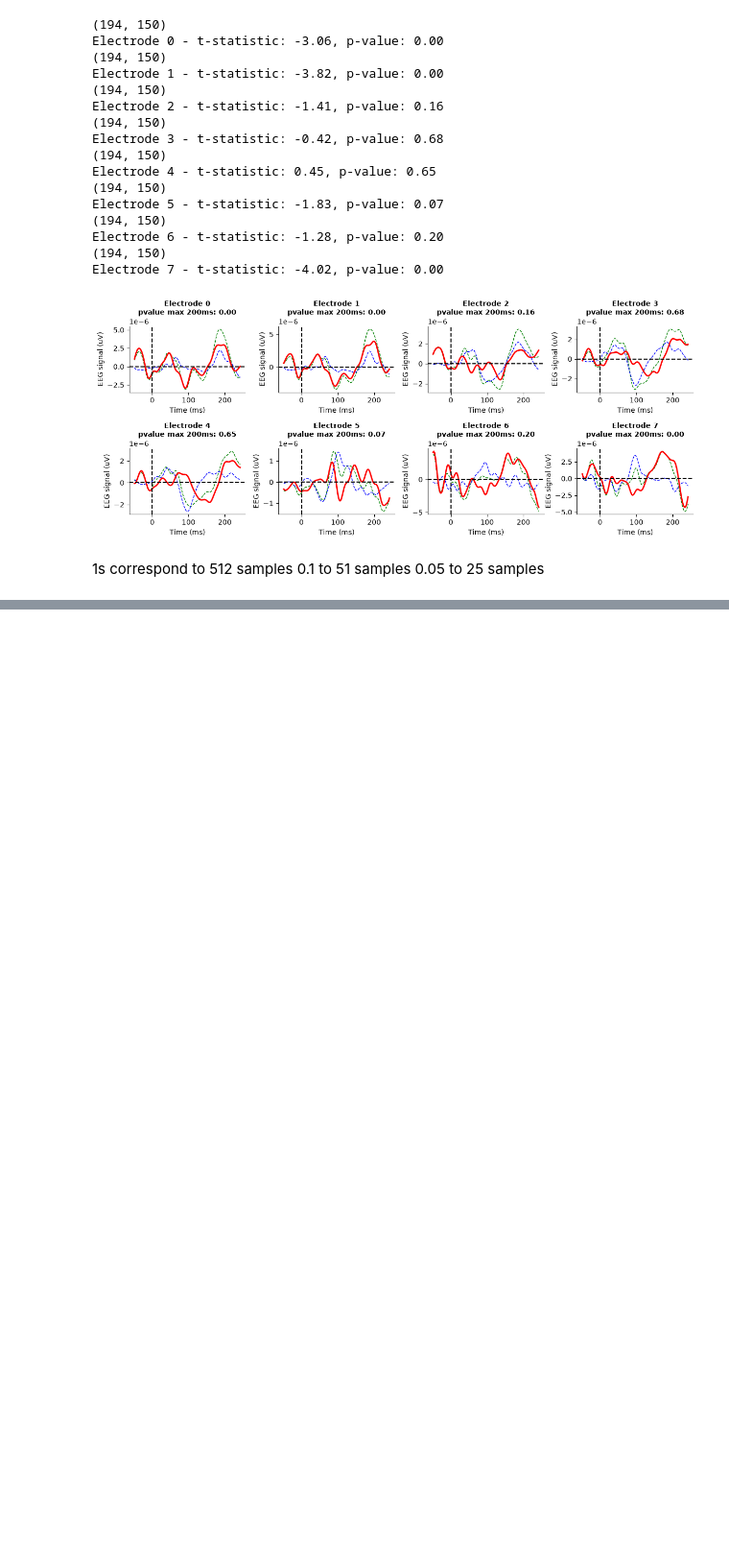
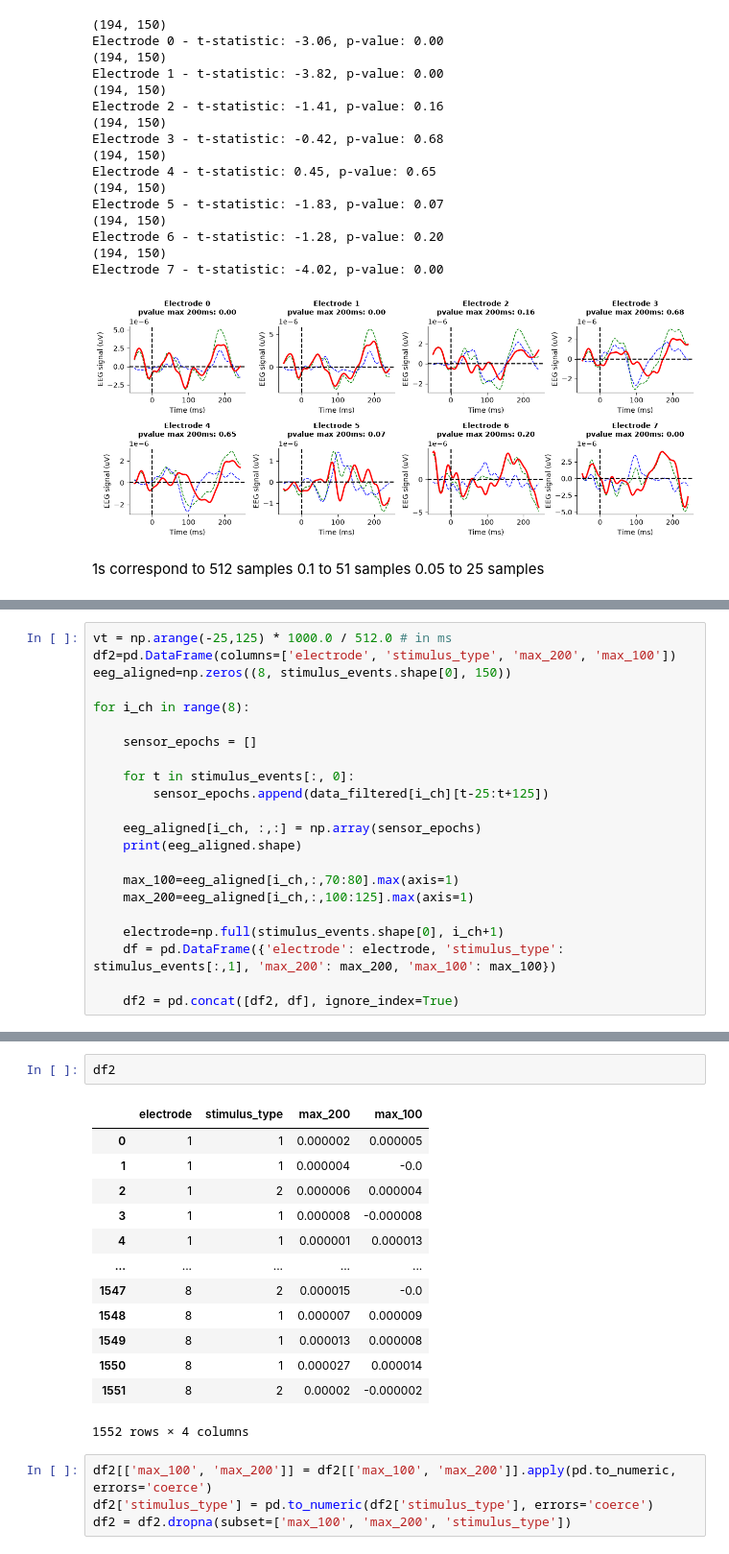
Before and after one commit to nicolascatz/M1_EEG_Project, a Jupyter notebook: scripts/DA1_TD1_Garrido_from_process_to_analysis_students.ipynb, the cells around one changed output, grey strips where cells are left out. Shown at 96% size. Cells and saved outputs as stored; diff of their text form; blank space fills up the shorter version.

```diff
--- a/scripts/DA1_TD1_Garrido_from_process_to_analysis_students.ipynb
+++ b/scripts/DA1_TD1_Garrido_from_process_to_analysis_students.ipynb
@@ -358,0 +335,22 @@ df
+# %%
+vt = np.arange(-25,125) * 1000.0 / 512.0 # in ms
+df2=pd.DataFrame(columns=['electrode', 'stimulus_type', 'max_200', 'max_100'])
+eeg_aligned=np.zeros((8, stimulus_events.shape[0], 150))
+
+for i_ch in range(8):
+
+    sensor_epochs = []
+
+    for t in stimulus_events[:, 0]:
+        sensor_epochs.append(data_filtered[i_ch][t-25:t+125])
+
+    eeg_aligned[i_ch, :,:] = np.array(sensor_epochs)
+    print(eeg_aligned.shape)
+
+    max_100=eeg_aligned[i_ch,:,70:80].max(axis=1)
+    max_200=eeg_aligned[i_ch,:,100:125].max(axis=1)
+
+    electrode=np.full(stimulus_events.shape[0], i_ch+1)
+    df = pd.DataFrame({'electrode': electrode, 'stimulus_type': stimulus_events[:,1], 'max_200': max_200, 'max_100': max_100})
+
+    df2 = pd.concat([df2, df], ignore_index=True)
@@ -359,2 +366,22 @@ df
+# %%
+df2
+# %% [output]
+|  | electrode | stimulus_type | max_200 | max_100 |
+| 0 | 1 | 1 | 0.000002 | 0.000005 |
+| 1 | 1 | 1 | 0.000004 | -0.0 |
+| 2 | 1 | 2 | 0.000006 | 0.000004 |
+| 3 | 1 | 1 | 0.000008 | -0.000008 |
+| 4 | 1 | 1 | 0.000001 | 0.000013 |
+| ... | ... | ... | ... | ... |
+| 1547 | 8 | 2 | 0.000015 | -0.0 |
+| 1548 | 8 | 1 | 0.000007 | 0.000009 |
+| 1549 | 8 | 1 | 0.000013 | 0.000008 |
+| 1550 | 8 | 1 | 0.000027 | 0.000014 |
+| 1551 | 8 | 2 | 0.00002 | -0.000002 |
+1552 rows × 4 columns
+# %%
+df2[['max_100', 'max_200']] = df2[['max_100', 'max_200']].apply(pd.to_numeric, errors='coerce')
+df2['stimulus_type'] = pd.to_numeric(df2['stimulus_type'], errors='coerce')
+df2 = df2.dropna(subset=['max_100', 'max_200', 'stimulus_type'])
 # %%
 import seaborn as sns
```
Also changed, not shown: parts of 5 cells of this notebook.
